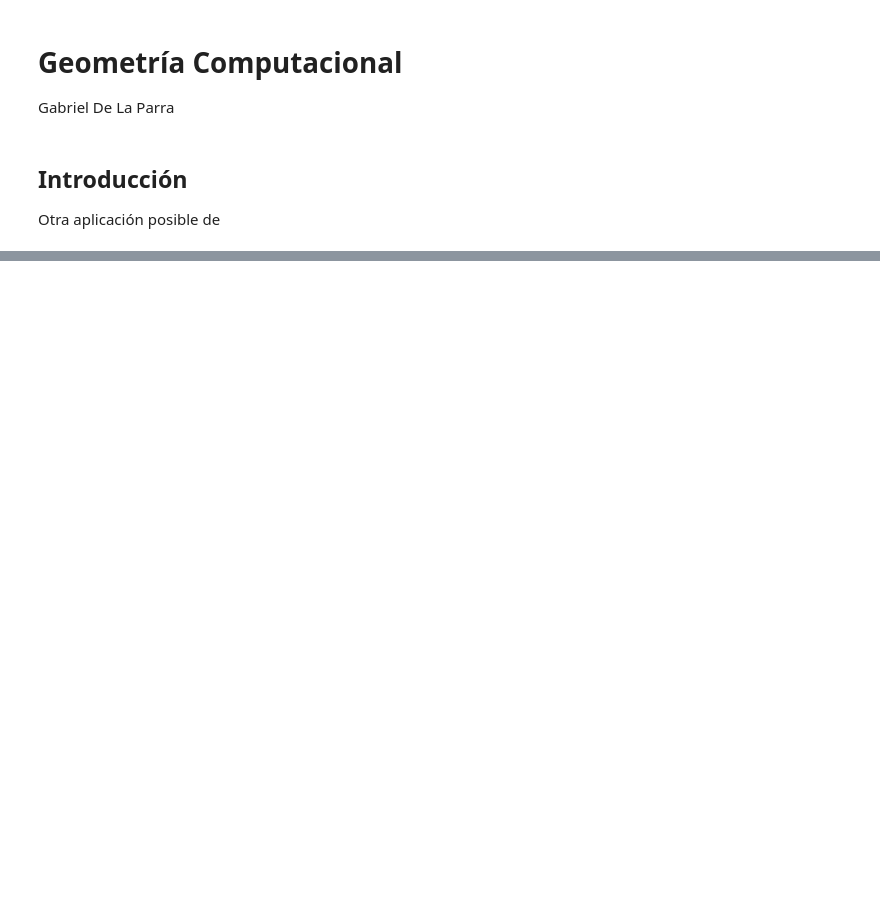
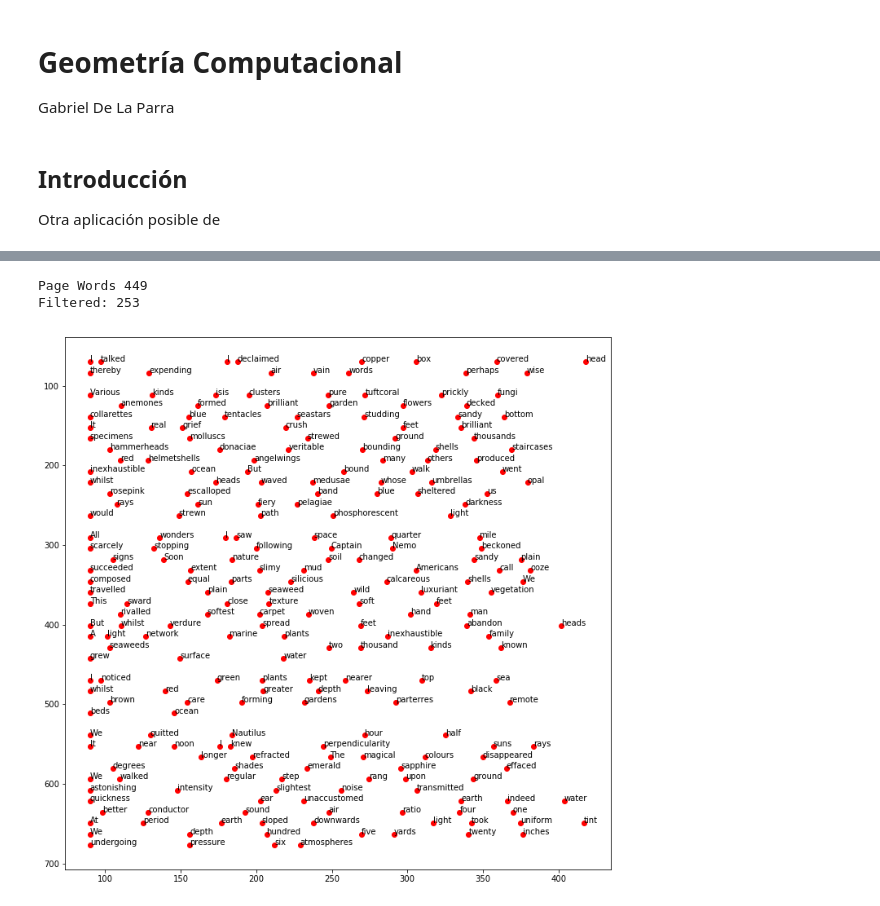
Before and after one commit to gabrieldelaparra/CC5502-2017-1-Proyecto, a Jupyter notebook: ShortestPath.ipynb, the cells around one changed output, grey strips where cells are left out. Drawn from its saved outputs; the diff is of its cells as text; code cells hidden in the pictures; blank space fills up the shorter version.

```diff
--- a/ShortestPath.ipynb
+++ b/ShortestPath.ipynb
@@ -24,0 +83,7 @@ Try to install:
+# %%
+def filterSymbols(words):
+    for word in words:
+        word['text'] = re.sub('[^a-zA-Z]',"", word['text'])
+    return words
+
+filterSymbols(pageWords)[0:5]
@@ -24,0 +108,5 @@ Try to install:
+# %%
+def removeStopWords(words, stopWords):
+    return [word for word in words if word['text'] not in stopWords]
+
+removeStopWords(pageWords, stopWords)[0:5]
@@ -24,0 +131,14 @@ Try to install:
+# %%
+filtered = filterSymbols(pageWords)
+noStopWords = removeStopWords(filtered, stopWords)
+print("Page Words", len(pageWords))
+print("Filtered:",len(noStopWords))
+fig, ax = plt.subplots()
+addPoints(ax, noStopWords)
+addWords(ax, noStopWords)
+plt.gca().invert_yaxis()
+plt.plot();
+# %% [output]
+Page Words 449
+Filtered: 253
+[figure, added]
```
Also changed, not shown: parts of 19 cells of this notebook, 1 other file.
